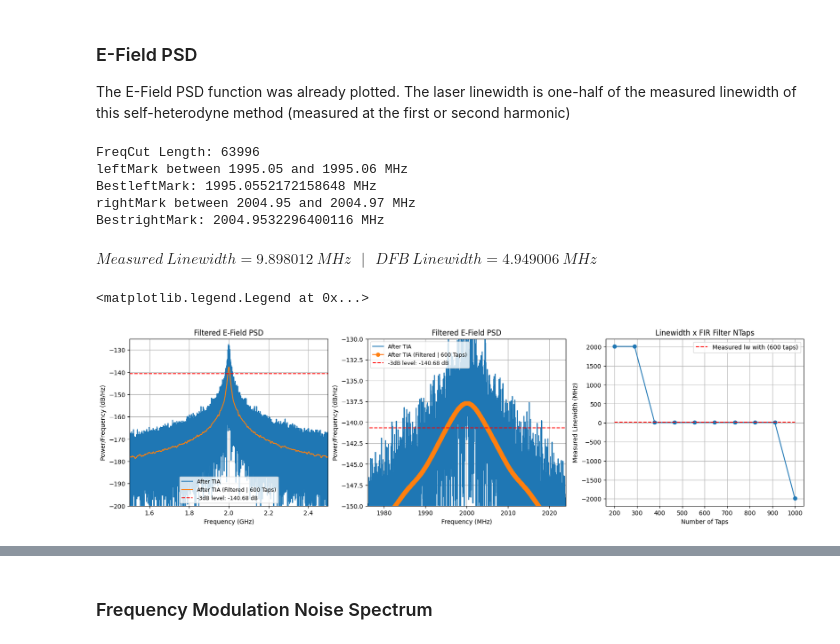
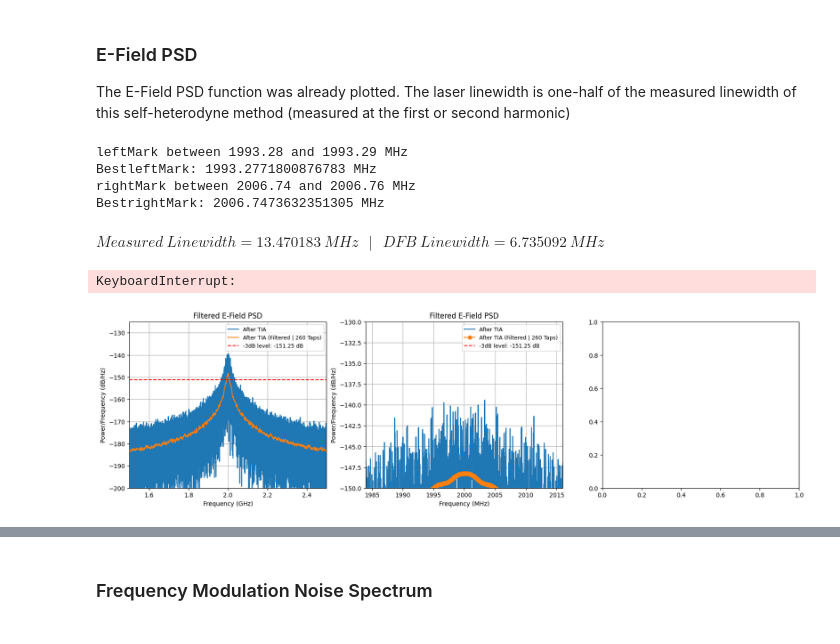
Before and after one commit to CaioRodrigues200/Laser-Study, a Jupyter notebook: Projects/Delayed_Self_Heterodyne/Delayed_Self_Heterodyne.ipynb, the cells around one changed output, grey strips where cells are left out. Saved outputs shown, nothing was run; the diff lists cells and outputs as text; code cells hidden in the pictures.

```diff
--- a/Projects/Delayed_Self_Heterodyne/Delayed_Self_Heterodyne.ipynb
+++ b/Projects/Delayed_Self_Heterodyne/Delayed_Self_Heterodyne.ipynb
@@ -463,7 +463,7 @@ with open(picklepath+'Dataset('+str(checkpoint_count+1)+').pickle','wb') as hand
 # %% [markdown]
 ## Load Data
 # %%
-LoadData = 5
+LoadData = 4
 
 picklepath = 'Data/'
 
@@ -1110,17 +1140,23 @@ fig, ax = plt.subplots(1,3)
 fig.set_figheight(5)
 fig.set_figwidth(20)
 
-tapsArray = np.linspace(200,1000,10)
+tapsArray = np.linspace(300,1600,10)
 lwArray = np.zeros(len(tapsArray))
 
 centerFreq = 2e9
 cutLims = [1.45e9,2.55e9]
 
-spectrum = len(FilteredIPd)*np.abs(np.fft.fft(FilteredIPd,norm='forward'))**2 / Fs
-freq = np.fft.fftfreq(len(FilteredIPd),d=1/Fs)
-spectrum = 2*spectrum[:int(len(freq)/2)]
+# spectrum = len(FilteredIPd)*np.abs(np.fft.fft(FilteredIPd,norm='forward'))**2 / Fs
+# freq = np.fft.fftfreq(len(FilteredIPd),d=1/Fs)
+win = np.hamming(len(FilteredIPd))
+ENBW = Fs * np.sum(win**2) / (np.sum(win)**2)
+FilteredIPd_win = FilteredIPd * win
+spectrum = np.abs(np.fft.fft(FilteredIPd_win, norm='forward'))**2 / ENBW
+freq = np.fft.fftfreq(len(FilteredIPd), d=1/Fs)
+
+
+spectrum = spectrum[:int(len(freq)/2)]
 freq = freq[:int(len(freq)/2)]
-
 initFreq = int((cutLims[0]-freq[0])/(freq[-1]-freq[0])*len(freq))
 endFreq = int((cutLims[1]-freq[0])/(freq[-1]-freq[0])*len(freq))
 
@@ -1128,7 +1164,7 @@ freq = freq[initFreq:endFreq]
 spectrum =  10*np.log10(2*spectrum[initFreq:endFreq])
 
 # Filter spectrum
-Ntaps = 600
+Ntaps = 260
 b = signal.firwin(numtaps = Ntaps, cutoff = 1e-5, window='hamming')
 FilteredSpec = firFilter(b, spectrum)[Ntaps:-Ntaps]
 
@@ -1148,7 +1184,7 @@ ax[1].plot(freq[Ntaps:-Ntaps]*1e-6,FilteredSpec,'-o', label=f'After TIA (Filtere
 ax[1].hlines(np.max(FilteredSpec)-3,xmin=cutLims[0]*1e-6, xmax=cutLims[1]*1e-6, color='red', linestyle='--', label=f'-3dB level: {np.round(np.max(FilteredSpec)-3,2)} dB')
 ax[1].set_xlabel('Frequency (MHz)')
 ax[1].set_ylabel('Power/Frequency (dB/Hz)')
-ax[1].set_xlim(2000 - 24 , 2000 + 24)
+ax[1].set_xlim(2000 - 16 , 2000 + 16)
 ax[1].set_ylim(-150,-130)
 ax[1].set_title(f'Filtered E-Field PSD')
 ax[1].grid()
@@ -1157,10 +1193,11 @@ ax[1].legend(fontsize=9)
 BestrightMark = 0
 BestleftMark = 0
 
-freqCutted = freq[Ntaps:-Ntaps]
-print(f'FreqCut Length: {len(freqCutted)}')
+freqCutted = freq[Ntaps:-Ntaps].copy()
 
 for i in range(len(FilteredSpec)-1):
+    leftMark = 0
+    rightMark = 0
     if FilteredSpec[i+1] >= np.max(FilteredSpec)-3 and FilteredSpec[i] < np.max(FilteredSpec)-3:
         print(f'leftMark between {np.round(freqCutted[i]*1e-6,2)} and {np.round(freqCutted[i+1]*1e-6,2)} MHz')
         leftMark = (np.max(FilteredSpec)-3-FilteredSpec[i])/(FilteredSpec[i+1]-FilteredSpec[i]) * (freqCutted[i+1]-freqCutted[i]) + freqCutted[i]
@@ -1178,38 +1215,44 @@ delF = BestrightMark*1e-6-BestleftMark*1e-6
 display(Math('Measured~Linewidth = %5.6f~MHz~~~|~~~DFB~Linewidth = %5.6f~MHz' %(delF, delF/2 )))
 
 for j in range(len(tapsArray)):
     NtapsIt = int(np.floor(tapsArray[j]))
     b = signal.firwin(numtaps = NtapsIt, cutoff = 1e-5, window='hamming')
     FilteredSpec = firFilter(b, spectrum)[NtapsIt:-NtapsIt]
 
     BestrightMark = 0
     BestleftMark = 0
 
+    freqCutted = freq[NtapsIt:-NtapsIt].copy()
+
     for i in range(len(FilteredSpec)-1):
+        leftMark = 0
+        rightMark = 0
         if FilteredSpec[i+1] >= np.max(FilteredSpec)-3 and FilteredSpec[i] < np.max(FilteredSpec)-3:
             leftMark = (np.max(FilteredSpec)-3-FilteredSpec[i])/(FilteredSpec[i+1]-FilteredSpec[i]) * (freqCutted[i+1]-freqCutted[i]) + freqCutted[i]
             if (np.abs(leftMark-centerFreq) < np.abs(BestleftMark-centerFreq) and leftMark < centerFreq):
                 BestleftMark = leftMark
+                # print(f'new bestleft = {BestleftMark}')
         elif FilteredSpec[i+1] < np.max(FilteredSpec)-3 and FilteredSpec[i] >= np.max(FilteredSpec)-3:
             rightMark = (np.max(FilteredSpec)-3-FilteredSpec[i])/(FilteredSpec[i+1]-FilteredSpec[i]) * (freqCutted[i+1]-freqCutted[i]) + freqCutted[i]
             if (np.abs(rightMark-centerFreq) < np.abs(BestrightMark-centerFreq) and rightMark > centerFreq):
                 BestrightMark = rightMark
+                # print(f'new bestright = {BestrightMark}')
+        # print(f'left and right: {leftMark} | {rightMark}')
 
     lwArray[j] = BestrightMark*1e-6-BestleftMark*1e-6
 
 ax[2].plot(tapsArray,lwArray,'-o')
 ax[2].set_xlabel('Number of Taps')
 ax[2].set_ylabel('Measured Linewidth (MHz)')
 ax[2].set_title(f'Linewidth x FIR Filter NTaps')
 ax[2].hlines(delF,xmin=tapsArray[0], xmax=tapsArray[-1], color='red', linestyle='--', label=f'Measured lw with ({Ntaps} taps)')
 ax[2].grid()
 ax[2].legend(fontsize=10)
 # %% [output]
-FreqCut Length: 63996
-leftMark between 1995.05 and 1995.06 MHz
-BestleftMark: 1995.0552172158648 MHz
-rightMark between 2004.95 and 2004.97 MHz
-BestrightMark: 2004.9532296400116 MHz
+leftMark between 1993.28 and 1993.29 MHz
+BestleftMark: 1993.2771800876783 MHz
+rightMark between 2006.74 and 2006.76 MHz
+BestrightMark: 2006.7473632351305 MHz
-$\displaystyle Measured~Linewidth = 9.898012~MHz~~~|~~~DFB~Linewidth = 4.949006~MHz$
+$\displaystyle Measured~Linewidth = 13.470183~MHz~~~|~~~DFB~Linewidth = 6.735092~MHz$
-<matplotlib.legend.Legend at 0x...>
+KeyboardInterrupt:
-[figure, old version]
+[figure, new version]
```
Also changed, not shown: parts of 21 cells of this notebook, 24 other files.
